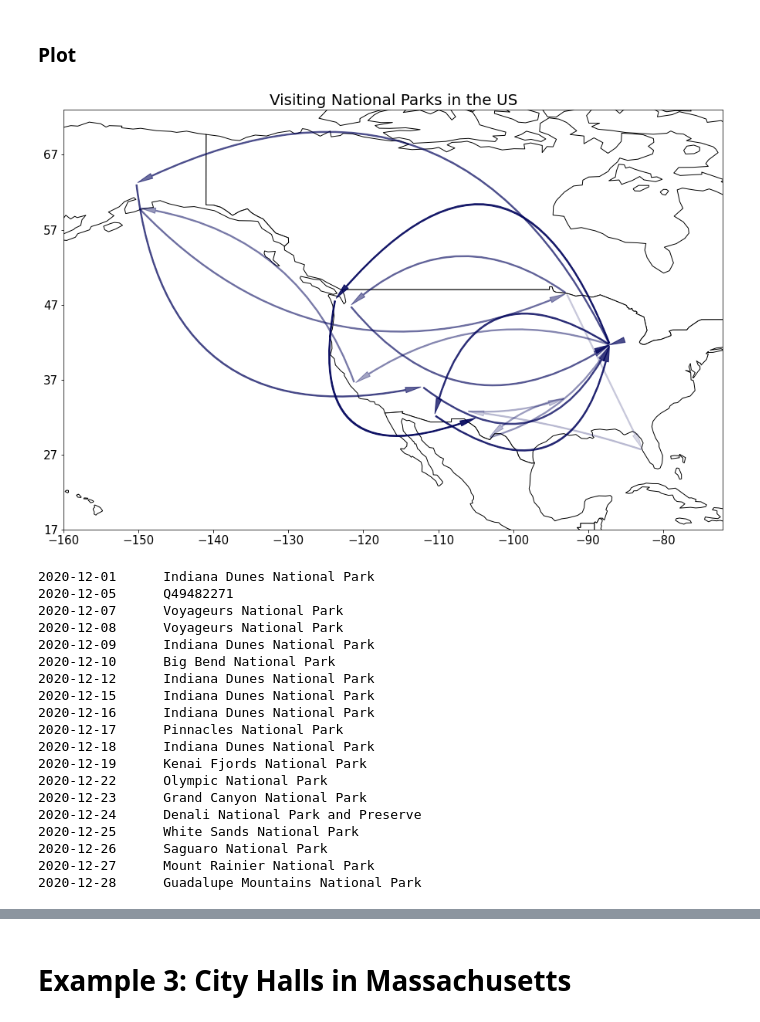
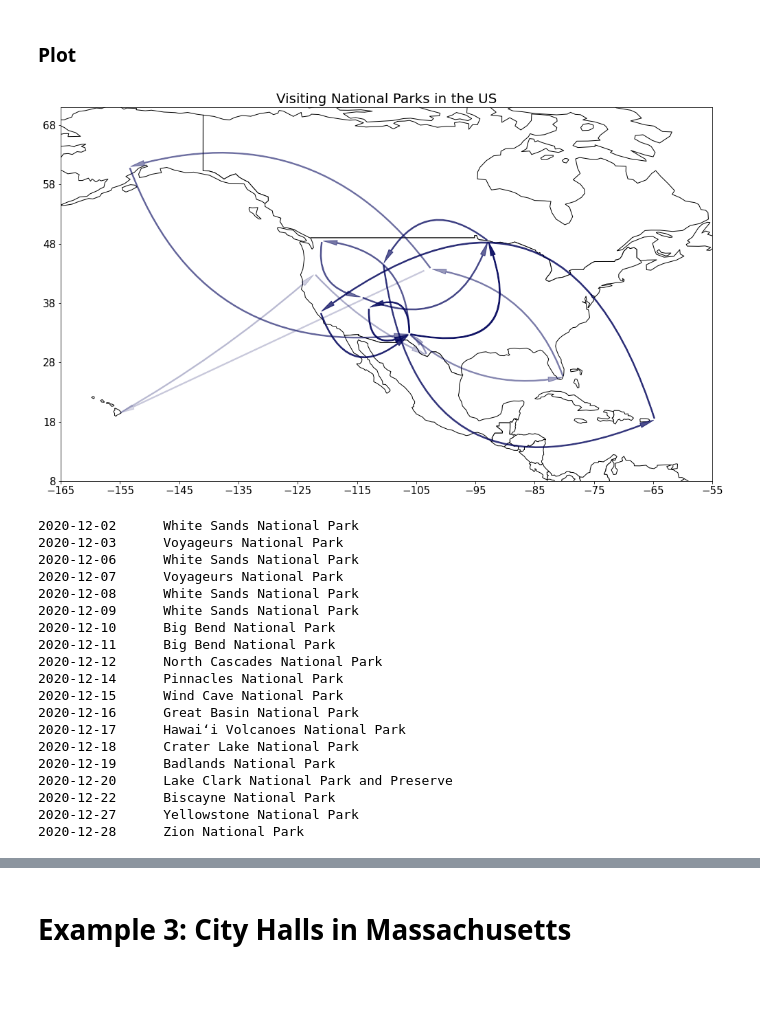
Before and after one commit to ovynnej/gov, a Jupyter notebook: sparql_index_functions_for_arrow_maps.ipynb, the cells around one changed output, grey strips where cells are left out. Saved outputs shown, nothing was run; the diff lists cells and outputs as text; code cells hidden in the pictures; blank space fills up the shorter version.

```diff
--- a/sparql_index_functions_for_arrow_maps.ipynb
+++ b/sparql_index_functions_for_arrow_maps.ipynb
@@ -492,8 +534,13 @@ Outputs:
 Arrows become more dark and curved as time passes.
 # %%
 def arrow_map(df, date_col_name, coord_col_name, entity_name, plot_title):
+
+    df = df.reset_index(drop=True)
+
     lon_lat_parsed = [parse_lon_lat(x) for x in df[coord_col_name]]
-    date_coords_list = [(x, y) for x, y in zip(df[date_col_name], lon_lat_parsed)]
+    date_parsed = [parse_date(x) for x in df[date_col_name]]
+
+    date_coords_list = [(x, y) for x, y in zip(date_parsed, lon_lat_parsed)]
     date_coords_list = sorted(date_coords_list)
     lats = [lat for lon, lat in lon_lat_parsed]
     lons = [lon for lon, lat in lon_lat_parsed]
@@ -652,7 +699,7 @@ arrow_map(r.df, 'date', 'Lon_Lat_P625', 'gov_building_subclass_P31Label', 'Visit
 ### Create relation
 # %%
 entity_subclass = 'national_park'
-qnum = 'Q34918903'
+qnum = 'Q34918903' # "National Park of the United States"
 r = createRelation(qnum, label=True)
 r.extend('P31', True, 'entity_subclass', label=True) # extend via property P31 = is instance of
 
@@ -660,6 +707,7 @@ r.changeFocus('entity_subclass_P31')
 r.extend('P17', False, 'Country',label=True, search="Q30") # extend via property P17 = is in country
 r.extend('P131', False, 'State', label=True)
 r.extend('P625', False, 'Lon_Lat')
+r.extend('P571', False, 'Inception')
 r.query()
 
 print('There are %s instances of %s in the US.' % (str(len(r.df)), entity_subclass))
@@ -684,11 +732,12 @@ r.df
 # %% [markdown]
 ### Produce a column of random dates and add them to the dataframe
+# %%
+df = r.df[r.df.Inception_P571!='NA'][:20]
 # %%
-df = r.df[:20]
 date1 = '2020-12-01'
 date2 = '2020-12-31'
 quantity = len(df)
 random_dates = get_random_dates(date1, date2, quantity)
-df['date'] = random_dates
+df['random_date'] = random_dates
 df.head()
 # %% [output]
@@ -706,25 +750,25 @@ See the caveats in the documentation: https://pandas.pydata.org/pandas-docs/stab
 # %% [markdown]
 ### Plot
 # %%
-arrow_map(df, 'date', 'Lon_Lat_P625', 'entity_subclass_P31Label', 'Visiting National Parks in the US')
+arrow_map(df, 'random_date', 'Lon_Lat_P625', 'entity_subclass_P31Label', 'Visiting National Parks in the US')
 # %% [output]
-[figure, old version]
+[figure, new version]
-2020-12-01      Indiana Dunes National Park
-2020-12-05      Q49482271
+2020-12-02      White Sands National Park
+2020-12-03      Voyageurs National Park
+2020-12-06      White Sands National Park
 2020-12-07      Voyageurs National Park
-2020-12-08      Voyageurs National Park
-2020-12-09      Indiana Dunes National Park
+2020-12-08      White Sands National Park
+2020-12-09      White Sands National Park
 2020-12-10      Big Bend National Park
-2020-12-12      Indiana Dunes National Park
-2020-12-15      Indiana Dunes National Park
-2020-12-16      Indiana Dunes National Park
-2020-12-17      Pinnacles National Park
-2020-12-18      Indiana Dunes National Park
-2020-12-19      Kenai Fjords National Park
-2020-12-22      Olympic National Park
-2020-12-23      Grand Canyon National Park
-2020-12-24      Denali National Park and Preserve
-2020-12-25      White Sands National Park
-2020-12-26      Saguaro National Park
-2020-12-27      Mount Rainier National Park
-2020-12-28      Guadalupe Mountains National Park
+2020-12-11      Big Bend National Park
+2020-12-12      North Cascades National Park
+2020-12-14      Pinnacles National Park
+2020-12-15      Wind Cave National Park
+2020-12-16      Great Basin National Park
+2020-12-17      Hawaiʻi Volcanoes National Park
+2020-12-18      Crater Lake National Park
+2020-12-19      Badlands National Park
+2020-12-20      Lake Clark National Park and Preserve
+2020-12-22      Biscayne National Park
+2020-12-27      Yellowstone National Park
+2020-12-28      Zion National Park
```
Also changed, not shown: parts of 25 cells of this notebook.
